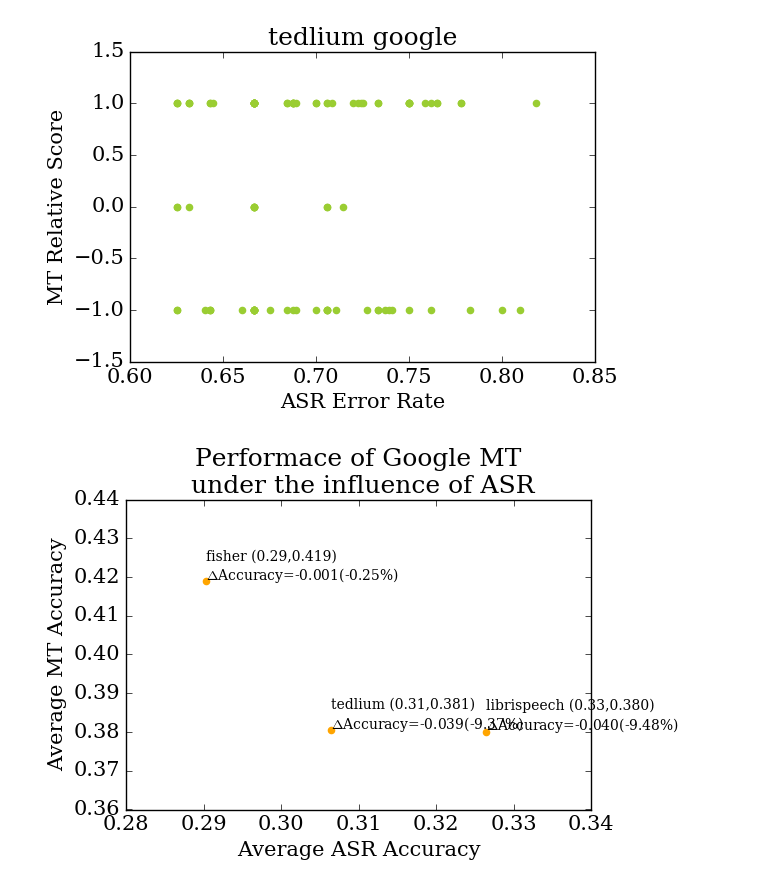
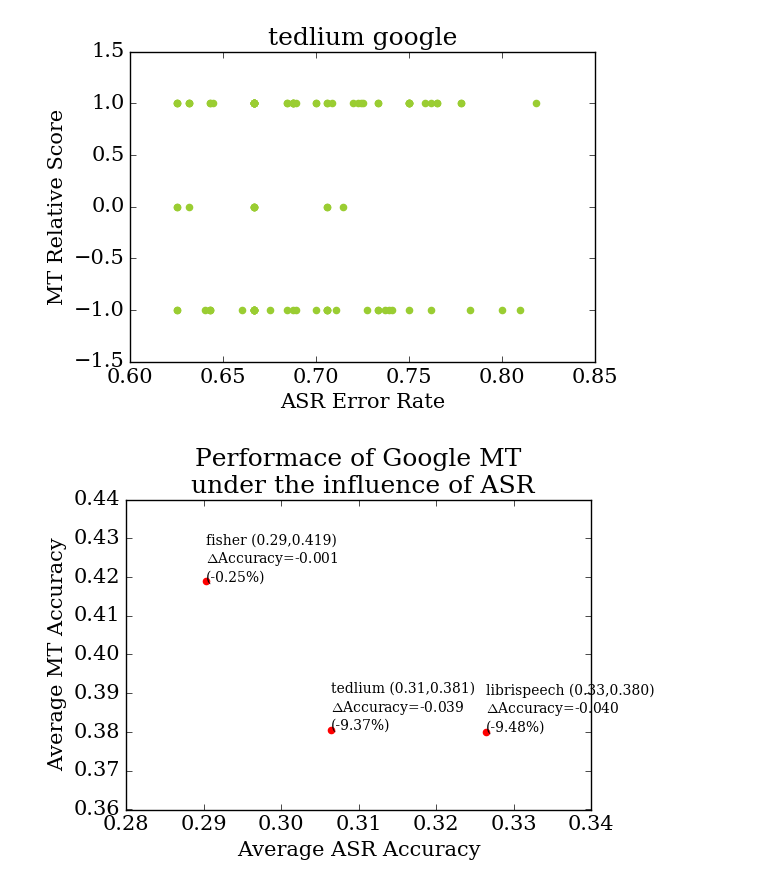
Before and after one commit to yunshengb/research, a Jupyter notebook: exp/asr_mt/analyze.ipynb, the cells around one changed output. Saved outputs shown, nothing was run; the diff lists cells and outputs as text; code cells hidden in the pictures.

```diff
--- a/exp/asr_mt/analyze.ipynb
+++ b/exp/asr_mt/analyze.ipynb
@@ -285,7 +305,8 @@ avg_regular_mt_accuracy_list, avg_mt_accuracy_drop_list, \
 avg_mt_accuracy_drop_percentage_list
 
 # Plot the performance of a particular MT under the influence of different ASR models.
-def plot_mt_vs_asr(stats_list, mt_name):
+def plot_mt_vs_asr(stats_list, mt_name, color):
+    assert(len(stats_list) != 0)
     plt.xlabel('Average ASR Accuracy')
     plt.ylabel('Average MT Accuracy')
     plt.title('Performace of {}\n under the influence of ASR'.format(mt_name))
@@ -295,9 +316,9 @@ def plot_mt_vs_asr(stats_list, mt_name):
     avg_mt_accuracy_drop_list, avg_mt_accuracy_drop_percentage_list = \
     gather_data_for_mt_vs_asr(stats_list)
     # Plot.
-    plt.scatter(avg_asr_accuracy_list, avg_mt_accuracy_list, color='orange')
+    plt.scatter(avg_asr_accuracy_list, avg_mt_accuracy_list, color=color)
     for i, avg_asr_accuracy in enumerate(avg_asr_accuracy_list):
-        txt = '{} ({:.2f},{:.3f})\n$\Delta$Accuracy={:.3f}({:.2f}%)'.format \
+        txt = '{} ({:.2f},{:.3f})\n$\Delta$Accuracy={:.3f}\n({:.2f}%)'.format \
         (asr_name_list[i], avg_asr_accuracy, avg_mt_accuracy_list[i], \
          avg_mt_accuracy_drop_list[i], \
          avg_mt_accuracy_drop_percentage_list[i])
@@ -306,6 +327,8 @@ def plot_mt_vs_asr(stats_list, mt_name):
 
 # Plot the performance of a different MTs under the influence of different ASR models.
 def plot_mts_vs_asr(list_of_stats_list, list_of_mt_name, list_of_colors):
+    assert(len(list_of_stats_list) != 0)
+    assert(len(list_of_stats_list[0]) != 0)
     assert(len(list_of_stats_list) == len(list_of_mt_name))
     assert(len(list_of_mt_name) == len(list_of_colors))
     plt.xlabel('Average ASR Accuracy')
@@ -322,13 +345,14 @@ def plot_mts_vs_asr(list_of_stats_list, list_of_mt_name, list_of_colors):
         # Plot.
         plt.scatter(avg_asr_accuracy_list, avg_mt_accuracy_list, \
                     label=mt_name, color=list_of_colors[i])
-        plt.legend(loc=3)
+        plt.hlines(avg_regular_mt_accuracy_list[0], 0.28, 0.34, \
+                   colors=list_of_colors[i], linestyles='dashed')
+        plt.legend(loc=3, fontsize=10)
         for i, avg_asr_accuracy in enumerate(avg_asr_accuracy_list):
-            txt = '{} ($\Delta$Accuracy {:.2f}%)'.format \
-            (asr_name_list[i], avg_mt_accuracy_drop_percentage_list[i])
+            txt = '{}'.format(asr_name_list[i])
             plt.annotate(txt, (avg_asr_accuracy, avg_mt_accuracy_list[i]), \
                          fontsize=10)
 # %%
-plot_mt_vs_asr(google_stats_list, 'Google MT')
+plot_mt_vs_asr(google_stats_list, 'Google MT', 'red')
 # %% [output]
-[figure, old version]
+[figure, new version]
```
Also changed, not shown: parts of 10 cells of this notebook, 2 other files.
